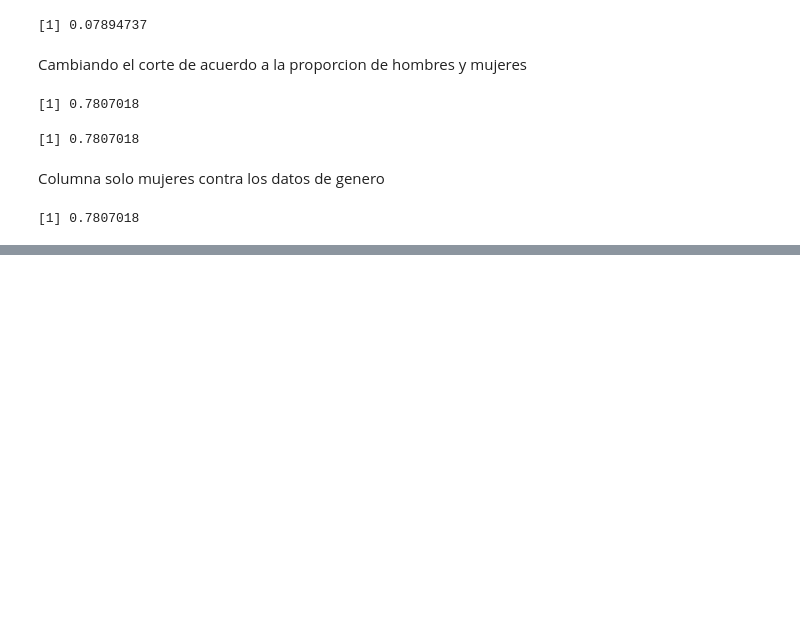
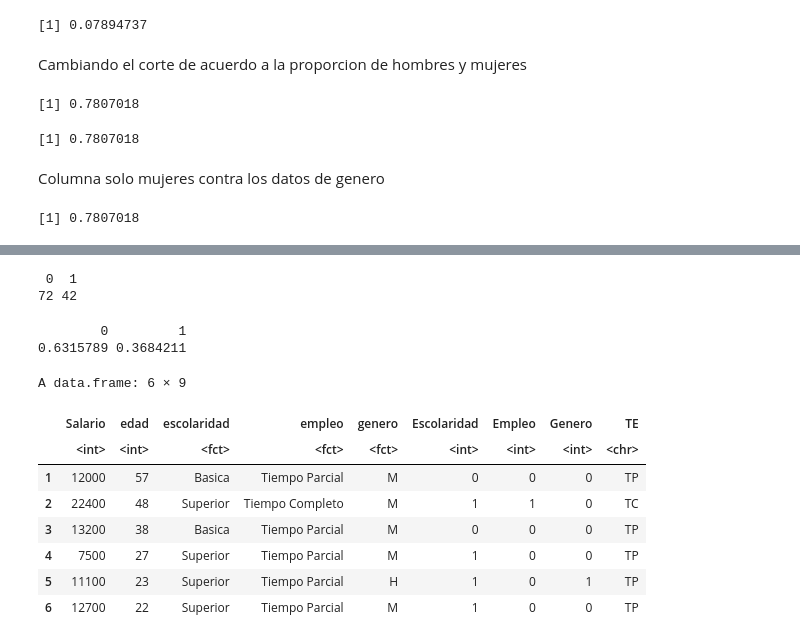
Before and after one commit to prope-2021-gh-classroom/practica-final-verano-2021-Juanes8, a Jupyter notebook: practica_final_equipo_5.ipynb, the cells around one changed output, grey strips where cells are left out. Drawn from its saved outputs; the diff is of its cells as text; code cells hidden in the pictures; blank space fills up the shorter version.

```diff
--- a/practica_final_equipo_5.ipynb
+++ b/practica_final_equipo_5.ipynb
@@ -259,0 +276,10 @@ mean (datos$pruebam == datos$Genero)
+# %%
+table(datos$Empleo)
+# %% [output]
+ 0  1
+72 42
+# %%
+table(datos$Empleo)/114
+# %% [output]
+        0         1
+0.6315789 0.3684211
@@ -259,0 +290,12 @@ mean (datos$pruebam == datos$Genero)
+# %%
+head(datos)
+# %% [output]
+A data.frame: 6 × 9
+|  | Salario | edad | escolaridad | empleo | genero | Escolaridad | Empleo | Genero | TE |
+|  | <int> | <int> | <fct> | <fct> | <fct> | <int> | <int> | <int> | <chr> |
+| 1 | 12000 | 57 | Basica | Tiempo Parcial | M | 0 | 0 | 0 | TP |
+| 2 | 22400 | 48 | Superior | Tiempo Completo | M | 1 | 1 | 0 | TC |
+| 3 | 13200 | 38 | Basica | Tiempo Parcial | M | 0 | 0 | 0 | TP |
+| 4 | 7500 | 27 | Superior | Tiempo Parcial | M | 1 | 0 | 0 | TP |
+| 5 | 11100 | 23 | Superior | Tiempo Parcial | H | 1 | 0 | 1 | TP |
+| 6 | 12700 | 22 | Superior | Tiempo Parcial | M | 1 | 0 | 0 | TP |
```
Also changed, not shown: parts of 29 cells of this notebook.
